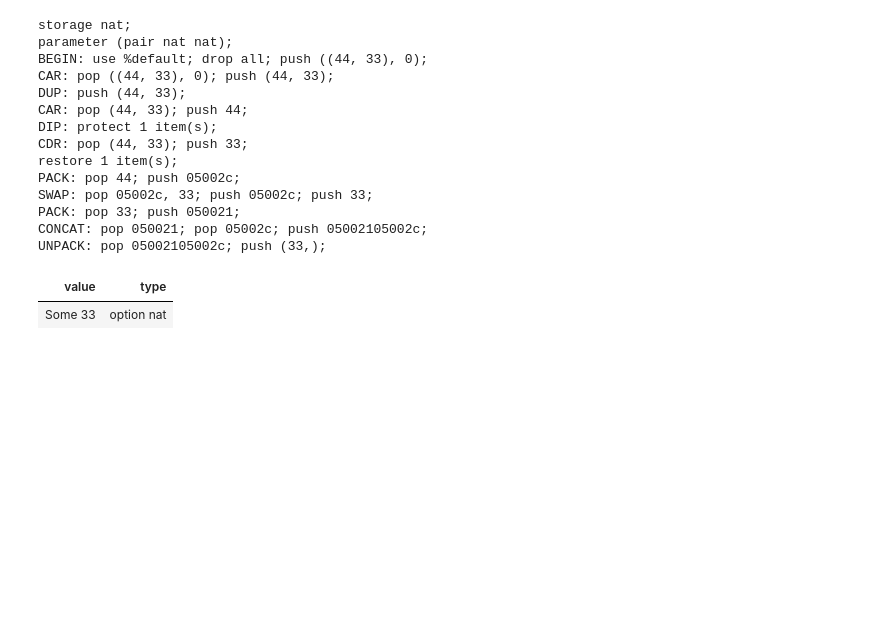
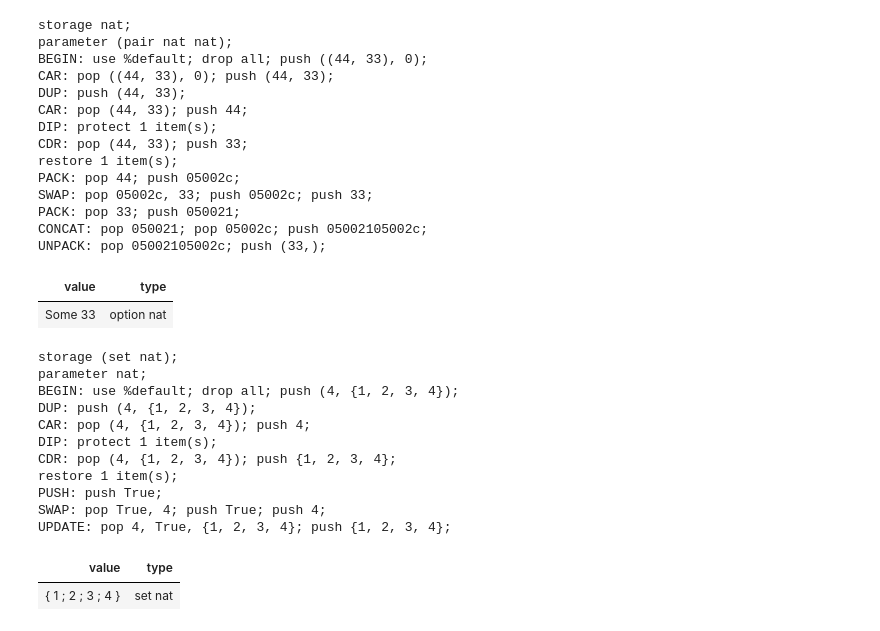
Before and after one commit to baking-bad/michelson-labs, a Jupyter notebook: notebooks/tutorials/Sandbox.ipynb, the cells around one changed output. Saved outputs shown, nothing was run; the diff lists cells and outputs as text; code cells hidden in the pictures; blank space fills up the shorter version.

```diff
--- a/notebooks/tutorials/Sandbox.ipynb
+++ b/notebooks/tutorials/Sandbox.ipynb
@@ -390,3 +390,26 @@ CONCAT: pop 050021; pop 05002c; push 05002105002c;
 UNPACK: pop 05002105002c; push (33,);
 | value | type |
 | Some 33 | option nat |
+# %%
+storage (set nat) ;
+parameter nat ;
+BEGIN 4 { 1 ; 2 ; 3 ; 4 } ;
+UNPAIR ;
+PUSH bool True ;
+SWAP ;
+UPDATE ;
+DUMP ;
+# %% [output]
+storage (set nat);
+parameter nat;
+BEGIN: use %default; drop all; push (4, {1, 2, 3, 4});
+DUP: push (4, {1, 2, 3, 4});
+CAR: pop (4, {1, 2, 3, 4}); push 4;
+DIP: protect 1 item(s);
+CDR: pop (4, {1, 2, 3, 4}); push {1, 2, 3, 4};
+restore 1 item(s);
+PUSH: push True;
+SWAP: pop True, 4; push True; push 4;
+UPDATE: pop 4, True, {1, 2, 3, 4}; push {1, 2, 3, 4};
+| value | type |
+| { 1 ; 2 ; 3 ; 4 } | set nat |
```
Also changed, not shown: parts of 3 cells of this notebook, 1 other file.
